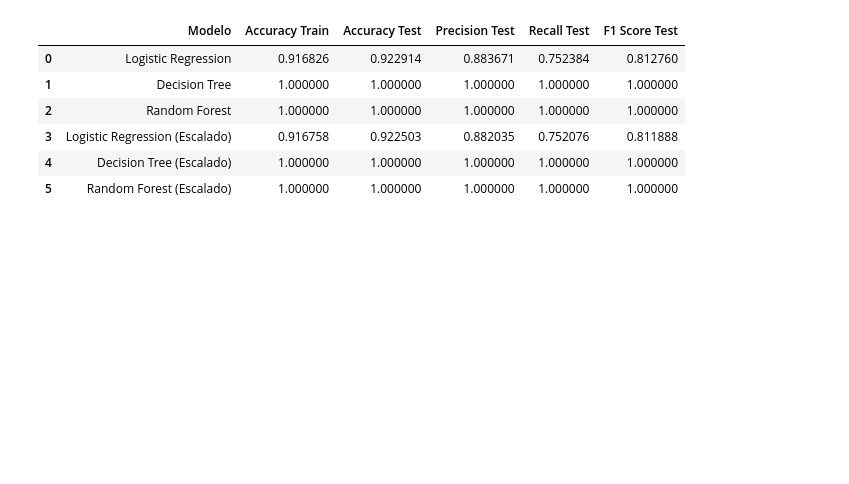
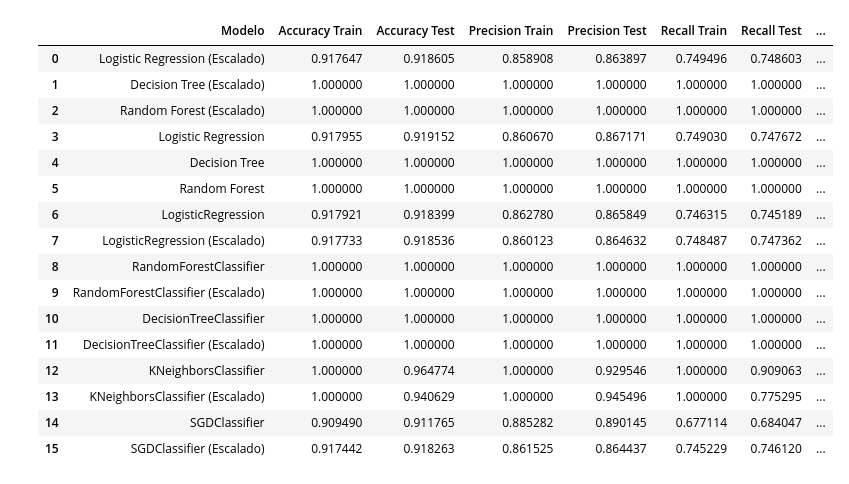
Before and after one commit to MLGODS/Project01-SupervisedTraining, a Jupyter notebook: usa_rainfall_classificacao.ipynb, the cells around one changed output. Cells and saved outputs as stored; diff of their text form; code cells hidden in the pictures; blank space fills up the shorter version.

```diff
--- a/usa_rainfall_classificacao.ipynb
+++ b/usa_rainfall_classificacao.ipynb
@@ -230,4 +417,45 @@ def avaliar_modelos(X_train, X_test, y_train, y_test, scaled=False):
         })
 
     return resultados
+# %%
+def avaliar_modelos_pipeline(X_train, X_test, y_train, y_test, search_spaces, modelo = LogisticRegression, scaled=False):
+    pipeline_a_ser_usada = pipeline_sem_scaling if not scaled else pipeline
+
+    pipeline_a_ser_usada.set_params(classifier=modelo)
+    bayes_search = BayesSearchCV(
+        estimator=pipeline_a_ser_usada,
+        search_spaces=search_spaces,
+        n_iter=10,  # Ajuste conforme o tempo disponível
+        cv=10,
+        n_jobs=-1,
+        verbose=2,
+        random_state=42
+    )
+    print(f"Treinando com a Pipeline: {pipeline_a_ser_usada}")
+    # Treina o BayesSearchCV
+
+    # Pega o melhor pipeline encontrado
+    melhor_pipeline = bayes_search.best_estimator_
+
+    # Faz predições com o melhor pipeline
+    y_pred_train = cross_val_predict(melhor_pipeline, X_train, y_train, cv=10, n_jobs=-1)
+
+    melhor_pipeline.fit(X_train, y_train)
+    y_pred_test = melhor_pipeline.predict(X_test)
+
+    return {
+        'Modelo': type(melhor_pipeline.named_steps['classifier']).__name__ + (' (Escalado)' if scaled else ''),
+        'Melhor Modelo' : melhor_pipeline,
+        'Accuracy Train': accuracy_score(y_train, y_pred_train),
+        'Accuracy Test': accuracy_score(y_test, y_pred_test),
+        'Precision Train': precision_score(y_train, y_pred_train),
+        'Precision Test': precision_score(y_test, y_pred_test),
+        'Recall Train': recall_score(y_train, y_pred_train),
+        'Recall Test': recall_score(y_test, y_pred_test),
+        'F1 Score Train': f1_score(y_train, y_pred_train),
+        'F1 Score Test': f1_score(y_test, y_pred_test),
+        'y_pred_train': y_pred_train,
+        'y_pred_test': y_pred_test,
+        'Melhores Hiperparâmetros': bayes_search.best_params_
+    }
 # %%
@@ -253,14 +549,24 @@ Logistic Regression - Média Accuracy (K-Fold): 0.9181
 Decision Tree - Média Accuracy (K-Fold): 1.0000
 Random Forest - Média Accuracy (K-Fold): 1.0000
 # %%
-df_resultados = pd.DataFrame(resultados_sem_scaler + resultados_com_scaler)
+df_resultados = pd.DataFrame(resultados_sem_pipeline_scaler + resultados_sem_pipeline + resultados_pipeline)
 df_resultados
 # %% [output]
-|  | Modelo | Accuracy Train | Accuracy Test | Precision Test | Recall Test | F1 Score Test |
-| 0 | Logistic Regression | 0.916826 | 0.922914 | 0.883671 | 0.752384 | 0.812760 |
-| 1 | Decision Tree | 1.000000 | 1.000000 | 1.000000 | 1.000000 | 1.000000 |
-| 2 | Random Forest | 1.000000 | 1.000000 | 1.000000 | 1.000000 | 1.000000 |
-| 3 | Logistic Regression (Escalado) | 0.916758 | 0.922503 | 0.882035 | 0.752076 | 0.811888 |
-| 4 | Decision Tree (Escalado) | 1.000000 | 1.000000 | 1.000000 | 1.000000 | 1.000000 |
-| 5 | Random Forest (Escalado) | 1.000000 | 1.000000 | 1.000000 | 1.000000 | 1.000000 |
+|  | Modelo | Accuracy Train | Accuracy Test | Precision Train | Precision Test | Recall Train | Recall Test | ... |
+| 0 | Logistic Regression (Escalado) | 0.917647 | 0.918605 | 0.858908 | 0.863897 | 0.749496 | 0.748603 | ... |
+| 1 | Decision Tree (Escalado) | 1.000000 | 1.000000 | 1.000000 | 1.000000 | 1.000000 | 1.000000 | ... |
+| 2 | Random Forest (Escalado) | 1.000000 | 1.000000 | 1.000000 | 1.000000 | 1.000000 | 1.000000 | ... |
+| 3 | Logistic Regression | 0.917955 | 0.919152 | 0.860670 | 0.867171 | 0.749030 | 0.747672 | ... |
+| 4 | Decision Tree | 1.000000 | 1.000000 | 1.000000 | 1.000000 | 1.000000 | 1.000000 | ... |
+| 5 | Random Forest | 1.000000 | 1.000000 | 1.000000 | 1.000000 | 1.000000 | 1.000000 | ... |
+| 6 | LogisticRegression | 0.917921 | 0.918399 | 0.862780 | 0.865849 | 0.746315 | 0.745189 | ... |
+| 7 | LogisticRegression (Escalado) | 0.917733 | 0.918536 | 0.860123 | 0.864632 | 0.748487 | 0.747362 | ... |
+| 8 | RandomForestClassifier | 1.000000 | 1.000000 | 1.000000 | 1.000000 | 1.000000 | 1.000000 | ... |
+| 9 | RandomForestClassifier (Escalado) | 1.000000 | 1.000000 | 1.000000 | 1.000000 | 1.000000 | 1.000000 | ... |
+| 10 | DecisionTreeClassifier | 1.000000 | 1.000000 | 1.000000 | 1.000000 | 1.000000 | 1.000000 | ... |
+| 11 | DecisionTreeClassifier (Escalado) | 1.000000 | 1.000000 | 1.000000 | 1.000000 | 1.000000 | 1.000000 | ... |
+| 12 | KNeighborsClassifier | 1.000000 | 0.964774 | 1.000000 | 0.929546 | 1.000000 | 0.909063 | ... |
+| 13 | KNeighborsClassifier (Escalado) | 1.000000 | 0.940629 | 1.000000 | 0.945496 | 1.000000 | 0.775295 | ... |
+| 14 | SGDClassifier | 0.909490 | 0.911765 | 0.885282 | 0.890145 | 0.677114 | 0.684047 | ... |
+| 15 | SGDClassifier (Escalado) | 0.917442 | 0.918263 | 0.861525 | 0.864437 | 0.745229 | 0.746120 | ... |
 # %%
```
Also changed, not shown: parts of 18 cells of this notebook, 1 other file.
